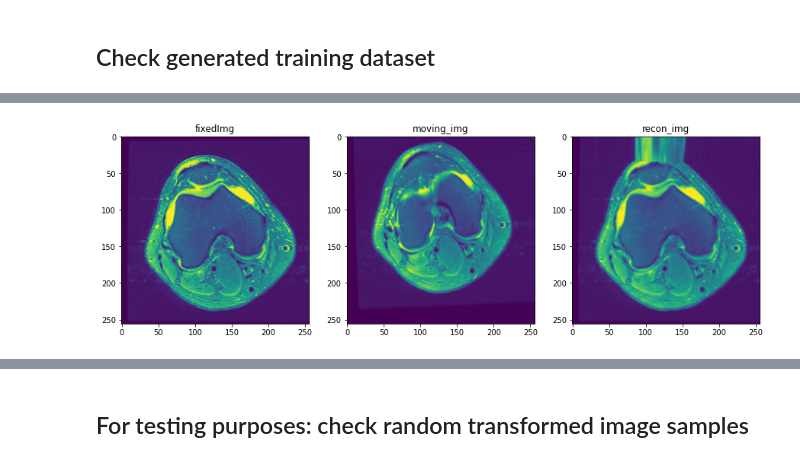
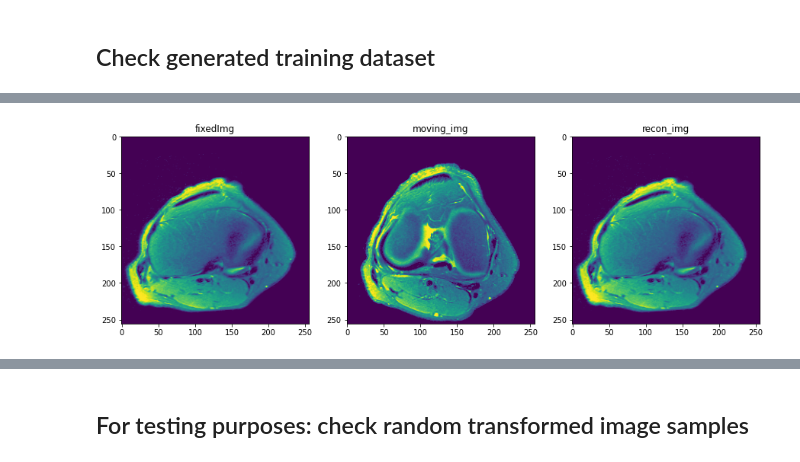
Before and after one commit to onestarYX/MSK-Image-Registration, a Jupyter notebook: affine_training_data_gen.ipynb, the cells around one changed output, grey strips where cells are left out. Saved outputs shown, nothing was run; the diff lists cells and outputs as text; code cells hidden in the pictures.

Commit message:
updated data generation v3 and model training

```diff
--- a/affine_training_data_gen.ipynb
+++ b/affine_training_data_gen.ipynb
@@ -356,22 +576,67 @@ True
 # %% [markdown]
 ## Check generated training dataset
 # %%
-trainDataPath = "./affineTrainingData/affine{}.npz"
-sample_idx = random.randrange(2000)
-zip_obj = np.load(trainDataPath.format(sample_idx))
-moving_img = zip_obj['img']
-moving_img = np.expand_dims(moving_img, axis = -1)
-moving_img = np.expand_dims(moving_img, axis = 0)
-target_trf = zip_obj['trf']
-target_trf = np.expand_dims(target_trf, axis = 0)
-recon_img = model([moving_img, target_trf])
+## Visualization
+## affine_param_format:
+    # None: normal affine mat,
+    # qr_decomp_SVD_rot: approach 1 & 18 param,
+    # "affine_21_param": approach 2 & 21 param
 
-sliceToCheck = 25
-fig, axs = plt.subplots(1, 3, figsize=(15, 15))
-axs[0].imshow(fixedImg[sliceToCheck, :, :])
-axs[0].set_title("fixedImg")
-axs[1].imshow(moving_img[0, sliceToCheck, :, :, 0])
-axs[1].set_title("moving_img")
-axs[2].imshow(recon_img[0, sliceToCheck, :, :, 0])
-axs[2].set_title("recon_img")
+affine_param_format = "affine_21_param"
+trainDataPath = "./data/affineTrainingData3/test/affine_{}_0.npz"
+num_check = 5
+max_num = 10
+
+for _ in range(num_check):
+    sample_idx = random.randrange(max_num)
+    zip_obj = np.load(trainDataPath.format(sample_idx))
+    # moving_img = zip_obj['img']
+    fixedImg = zip_obj["fixedImg"]
+    moving_img = zip_obj["movingImg"]
+    # moving_img = np.expand_dims(moving_img, axis = -1)
+    # moving_img = np.expand_dims(moving_img, axis = 0)
+    target_trf = zip_obj['trf']
+    if affine_param_format == "qr_decomp_SVD_rot":
+        target_trf = affine_param_to_mat(target_trf)[:3].flatten()
+    elif affine_param_format == "affine_21_param":
+        target_trf = zip_obj['trf_21param'][0]
+        trans, rot, shear, scale = target_trf[0:3],target_trf[3:12],target_trf[12:18], target_trf[18:21]
+        trans = trans.reshape((-1,1))
+        rot_M = rot.reshape((3,3))
+        shearX_M = np.array([[      1, 0, 0],
+                            [shear[0], 1, 0],
+                            [shear[1], 0, 1]])
+        # get the shearing matrix on y axis
+        shearY_M = np.array([[1, shear[2], 0],
+                            [0,       1, 0],
+                            [0, shear[3], 1]])
+        # get the shearing matrix on z axis
+        shearZ_M = np.array([[1, 0, shear[4]],
+                             [0, 1, shear[5]],
+                             [0, 0,       1 ]])
+        scale_M = np.diag(scale)
+        affine_mat = rot_M @ shearX_M @ shearY_M @ shearZ_M @ scale_M
+        affine_mat = np.concatenate([affine_mat, trans], axis=-1)
+        target_trf = affine_mat.flatten()
+    # target_trf = np.expand_dims(target_trf, axis = 0)
+
+    # use a built layer for data transformation as in network prediction
+    imgInput = keras.Input(shape = list(fixedImg.shape)[1:]) # Get rid of the batch dimension
+    affineInput = keras.Input(shape = (12,))
+    affine_warped = custom_layers.SpatialTransformer(interp_method='linear', add_identity=False, indexing="ij", shift_center=True)([imgInput, affineInput])
+    model = keras.Model(inputs=[imgInput, affineInput], outputs=affine_warped, name="affine_transformation")
+    recon_img = model([moving_img, target_trf])
+
+    fixedImg = np.squeeze(fixedImg)
+    moving_img = np.squeeze(moving_img)
+    recon_img = np.squeeze(recon_img)
+    sliceToCheck = 35
+    fig, axs = plt.subplots(1, 3, figsize=(15, 15))
+    axs[0].imshow(fixedImg[sliceToCheck, :, :])
+    axs[0].set_title("fixedImg")
+    axs[1].imshow(moving_img[sliceToCheck, :, :])
+    axs[1].set_title("moving_img")
+    axs[2].imshow(recon_img[sliceToCheck, :, :])
+    axs[2].set_title("recon_img")
+    plt.show()
 # %% [output]
@@ -379 +643 @@ Text(0.5, 1.0, 'recon_img')
-[figure, old version]
+[figure, new version]
```
Also changed, not shown: parts of 24 cells of this notebook, 19 other files.
